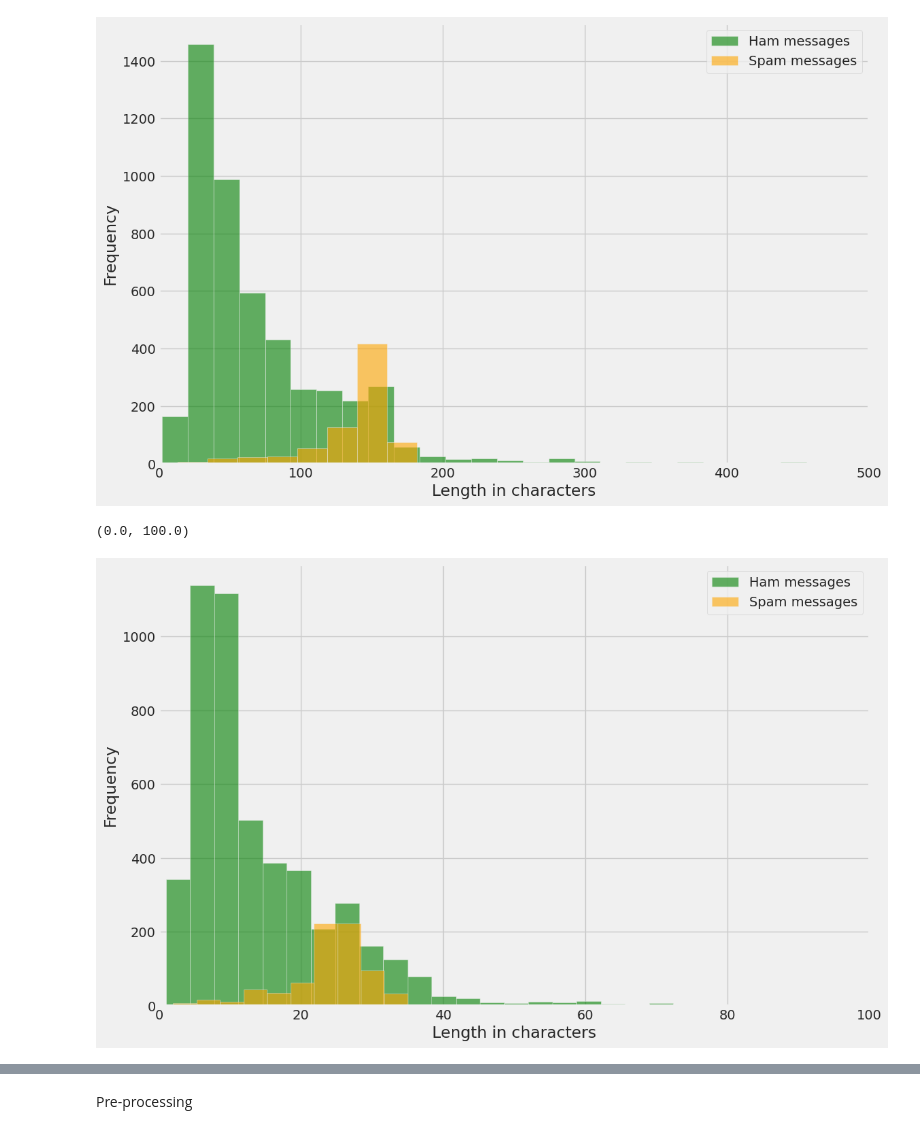
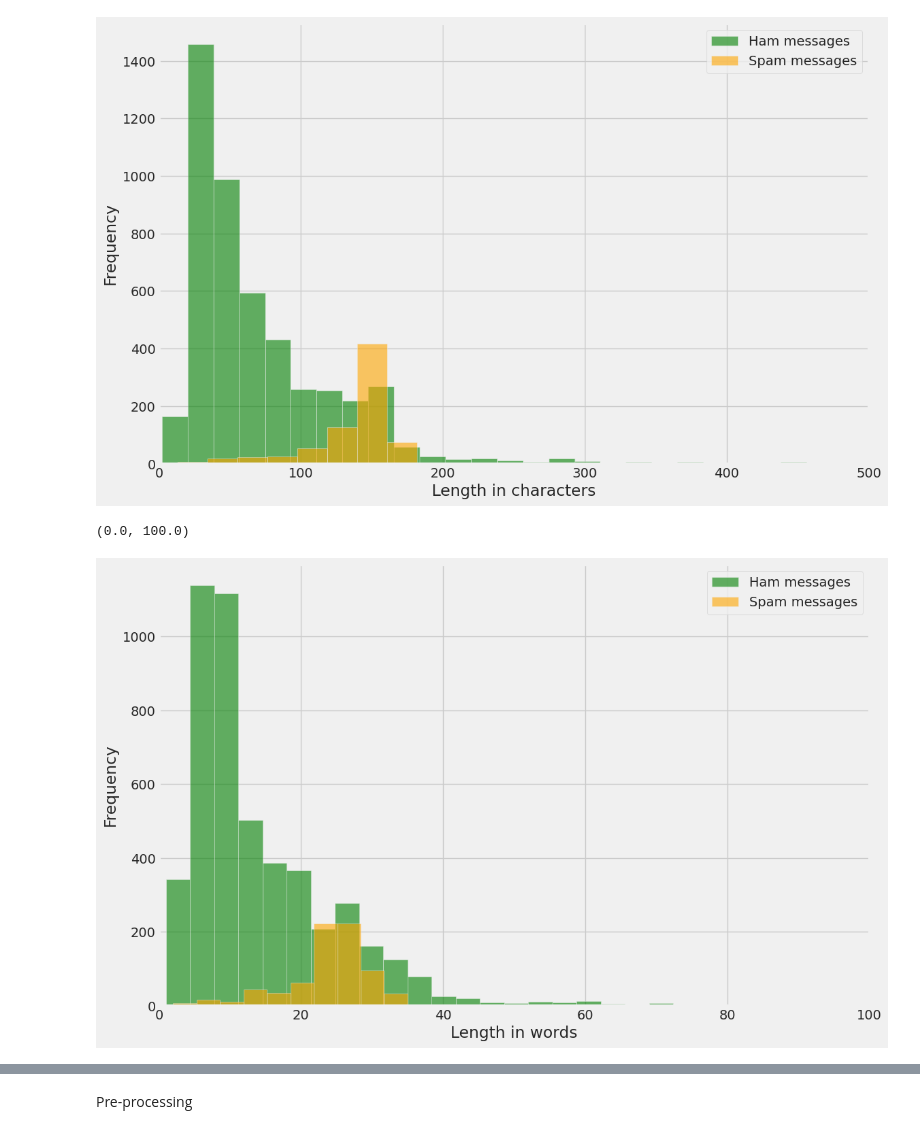
Before and after one commit to AntonioMastroianni/Data-Science-Lab, a Jupyter notebook: Text_mining_project.ipynb, the cells around one changed output, grey strips where cells are left out. Drawn from its saved outputs; the diff is of its cells as text; code cells hidden in the pictures.

```diff
--- a/Text_mining_project.ipynb
+++ b/Text_mining_project.ipynb
@@ -28,7 +46,7 @@ Mounted at /content/gdrive
 # %% [markdown]
 Data Loading
 # %%
-sms = pd.read_csv("/content/drive/MyDrive/Text Mining/spam.csv", encoding='latin-1')
+sms = pd.read_csv("/content/gdrive/MyDrive/Text Mining/spam.csv", encoding='latin-1')
 sms.dropna(how="any", inplace=True, axis=1)
 sms.columns = ['label', 'message']
 
@@ -82,13 +116,13 @@ plt.xlim(0, 500)
 # %%
 plt.figure(figsize=(12, 8))
 
 sms[sms.label=='ham'].word_len.plot(bins=50, kind='hist', color='green',
                                        label='Ham messages', alpha=0.6)
 sms[sms.label=='spam'].word_len.plot(kind='hist', color='orange',
                                        label='Spam messages', alpha=0.6)
 plt.legend()
-plt.xlabel("Length in characters")
+plt.xlabel("Length in words")
 plt.xlim(0, 100)
 # %% [output]
 (0.0, 100.0)
-[figure, old version]
+[figure, new version]
```
Also changed, not shown: parts of 42 cells of this notebook.
